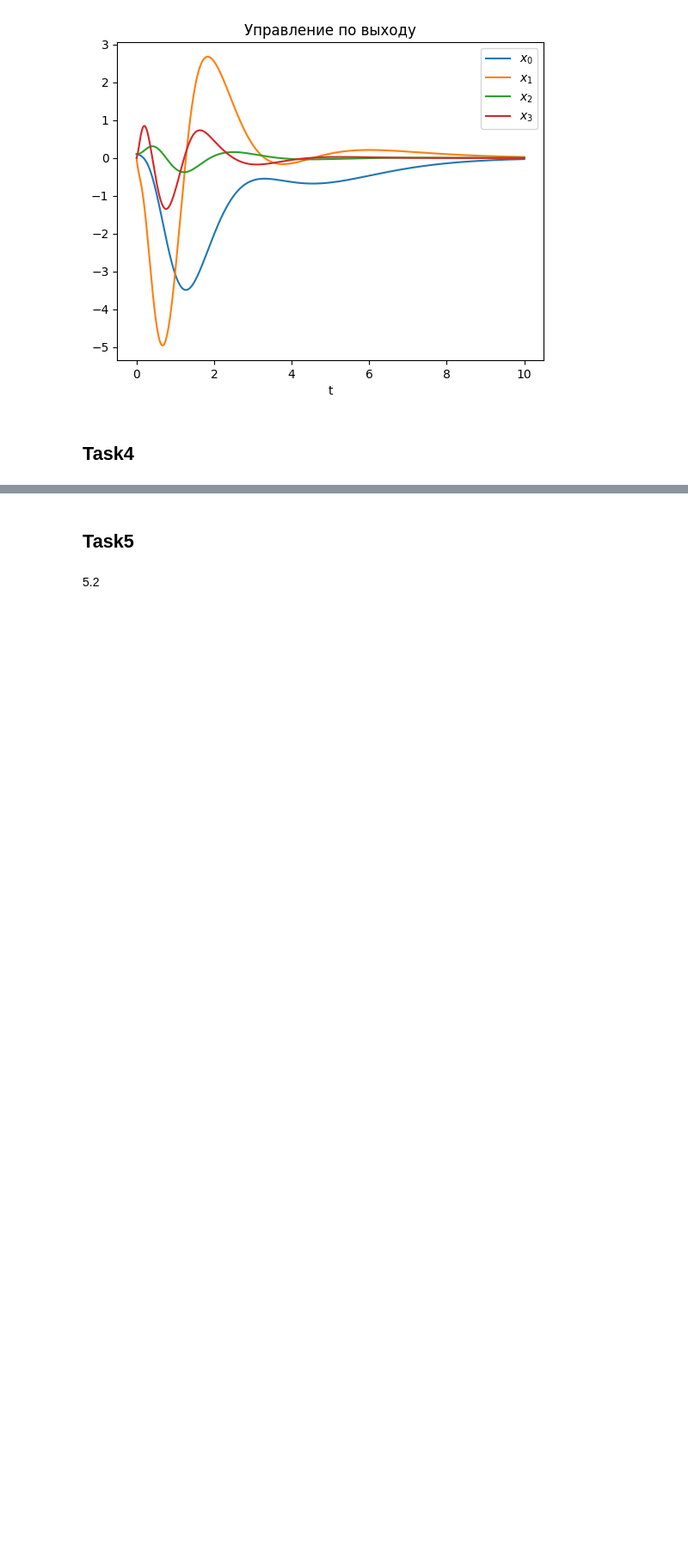
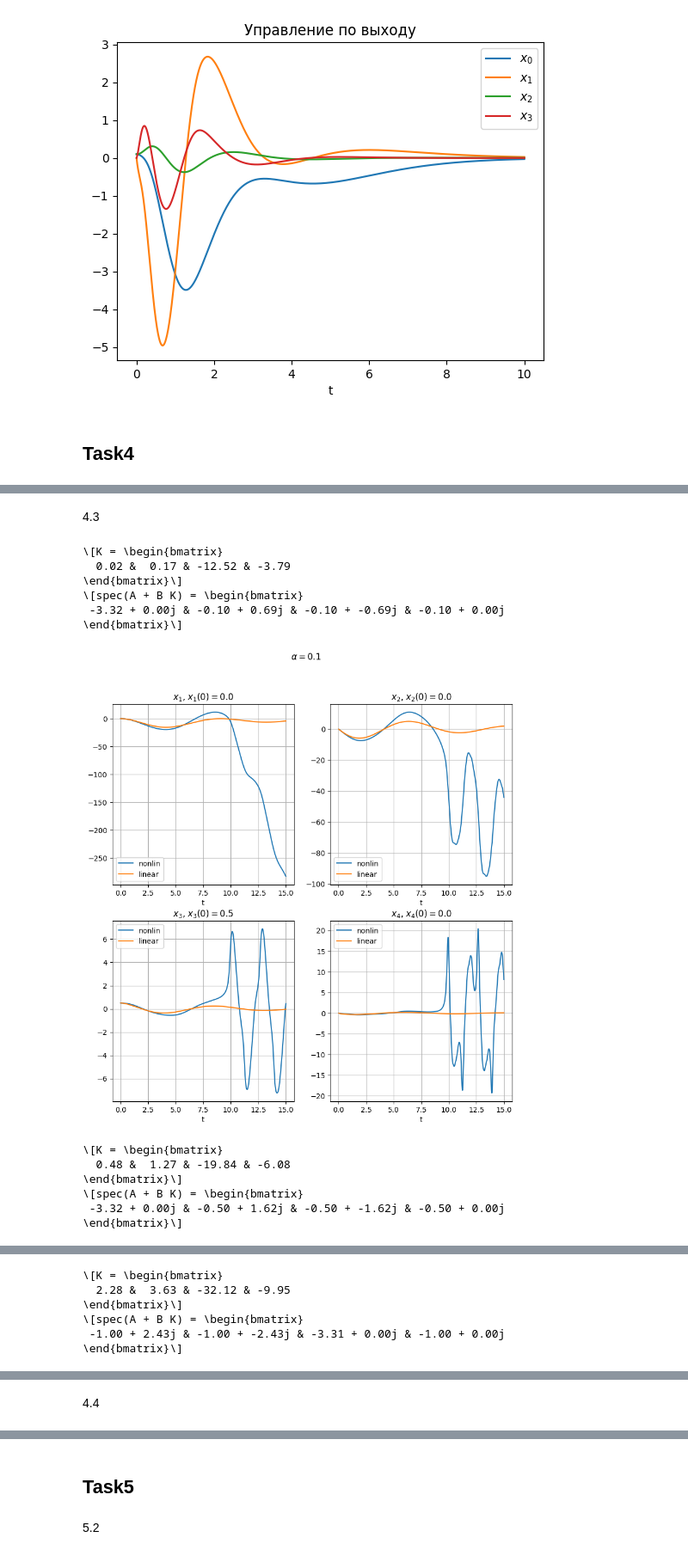
Before and after one commit to lalayants/control-theory-itmo-2023-2024, a Jupyter notebook: project/project.ipynb, the cells around one changed output, grey strips where cells are left out. Shown at 86% size. Drawn from its saved outputs; the diff is of its cells as text; code cells hidden in the pictures; blank space fills up the shorter version.

```diff
--- a/project/project.ipynb
+++ b/project/project.ipynb
@@ -499,0 +671,58 @@ for i in range(4):
+# %% [markdown]
+4.3
+# %%
+def task4_3_non_linear_compare_alphas_control(alpha, ts):
+    x0 = np.array([0, 0, 0.5, 0])
+    fig, ax = plt.subplots(2, 2, figsize=(10, 10))
+    K, mu = task4_get_K_LMI_mu(A, B, alpha,x0.reshape((4,1)))
+    print(f'\[K = {a2l.to_ltx(K, print_out=False)}\]')
+    print(f'\[spec(A + B K) = {a2l.to_ltx(np.linalg.eigvals(A + B @ K), print_out=False)}\]')
+    ss_non_lin_4_3 = control.NonlinearIOSystem(up_func, params={"K": K})
+    ss_non_lin_4_3.set_inputs(2)
+
+    ss_lin = control.ss(A + B @ K, np.zeros_like(A), np.zeros_like(A), np.zeros_like(A))
+
+    resp = control.initial_response(ss_lin, T=ts, X0=x0)
+    resp_non_lin = control.input_output_response(ss_non_lin_4_3, T=ts, X0=x0, U=np.zeros((2, len(ts))))
+    fig.suptitle(f"$\\alpha={alpha}$")
+    for i in range(4):
+        ax[i//2, i%2].set_title(f"$x_{i+1}$, $x_{i+1}(0) = {x0[i]}$")
+        ax[i//2, i%2].plot(ts, resp_non_lin.states[i],label="nonlin")
+        ax[i//2, i%2].plot(ts, resp.states[i],label="linear")
+
+        ax[i//2, i%2].set_xlabel('t')
+        ax[i//2, i%2].grid(True)
+        ax[i//2, i%2].legend()
+
+    plt.savefig(f'{SAVE_PATH}/task4_3_{alpha}.jpg')
+    plt.show()
+
+    plt.clf()
+    plt.title(f"$u(t)$, $x_0=${x0}, $\\alpha={alpha}$")
+    plt.plot(ts, (K@resp_non_lin.states).reshape(-1), label="nonlin")
+    plt.plot(ts, (K@resp.states).reshape(-1), label="linear")
+    plt.legend()
+    plt.savefig(f'{SAVE_PATH}/task4_3_u_{alpha}.jpg')
+# %%
+alphas = [
+    0.1, 0.5, 1
+]
+ts = get_t(15,0.005)
+for i, alpha in enumerate(alphas):
+    # if i == 2:
+    #     ts = get_t(1,0.001)
+    task4_3_non_linear_compare_alphas_control(alpha, ts)
+# %% [output]
+\[K = \begin{bmatrix}
+  0.02 &  0.17 & -12.52 & -3.79
+\end{bmatrix}\]
+\[spec(A + B K) = \begin{bmatrix}
+ -3.32 + 0.00j & -0.10 + 0.69j & -0.10 + -0.69j & -0.10 + 0.00j
+\end{bmatrix}\]
+[figure, added]
+\[K = \begin{bmatrix}
+  0.48 &  1.27 & -19.84 & -6.08
+\end{bmatrix}\]
+\[spec(A + B K) = \begin{bmatrix}
+ -3.32 + 0.00j & -0.50 + 1.62j & -0.50 + -1.62j & -0.50 + 0.00j
+\end{bmatrix}\]
@@ -499,0 +731,6 @@ for i in range(4):
+\[K = \begin{bmatrix}
+  2.28 &  3.63 & -32.12 & -9.95
+\end{bmatrix}\]
+\[spec(A + B K) = \begin{bmatrix}
+ -1.00 + 2.43j & -1.00 + -2.43j & -3.31 + 0.00j & -1.00 + 0.00j
+\end{bmatrix}\]
@@ -499,0 +740,2 @@ for i in range(4):
+# %% [markdown]
+4.4
```
Also changed, not shown: parts of 17 cells of this notebook, 5 other files.
